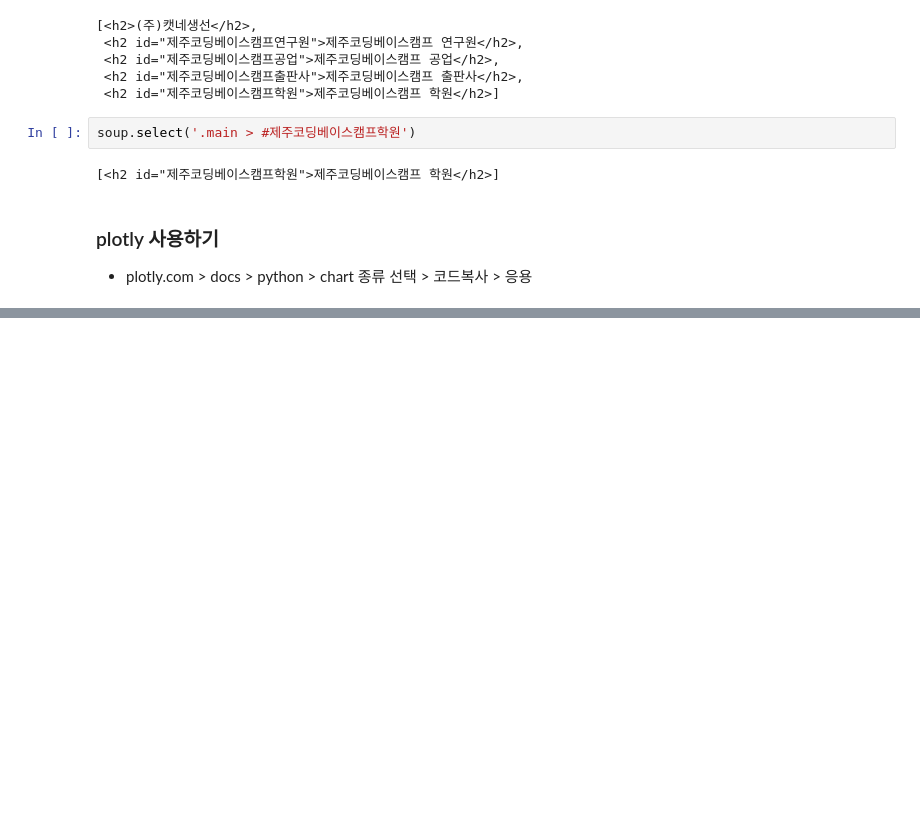
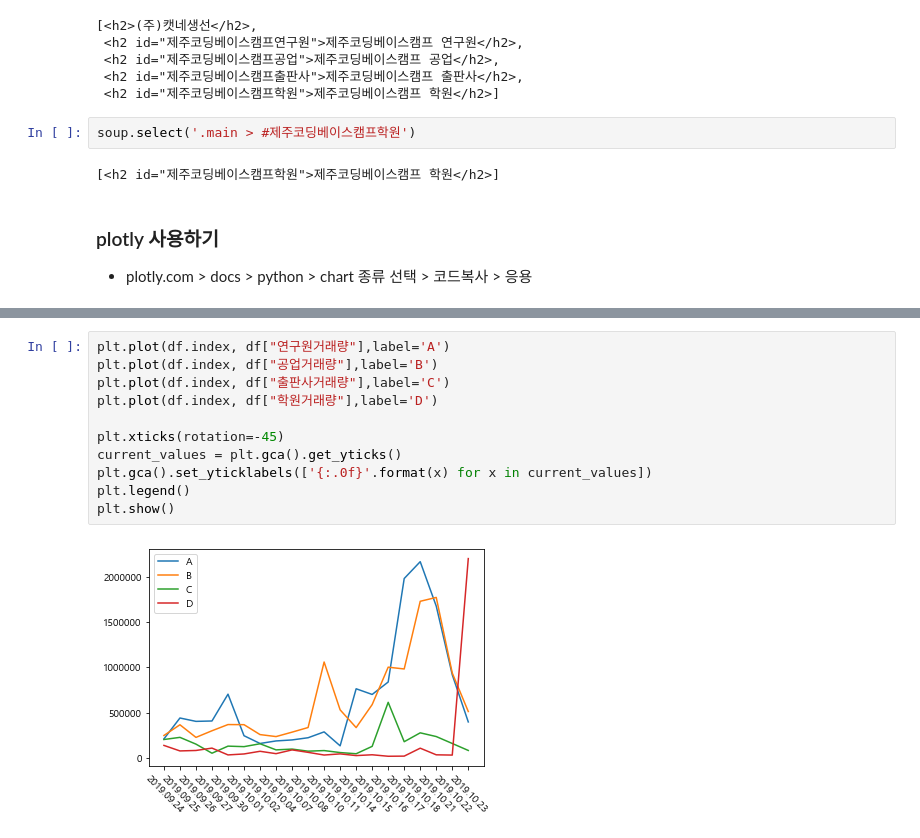
Before and after one commit to dkdlel6887/codingtest_preparing, a Jupyter notebook: xlsxwriter_study/webcrawling.ipynb, the cells around one changed output, grey strips where cells are left out. Saved outputs shown, nothing was run; the diff lists cells and outputs as text; blank space fills up the shorter version.

```diff
--- a/xlsxwriter_study/webcrawling.ipynb
+++ b/xlsxwriter_study/webcrawling.ipynb
@@ -322,0 +492,13 @@ soup.select('.main > #제주코딩베이스캠프학원')
+# %%
+plt.plot(df.index, df["연구원거래량"],label='A')
+plt.plot(df.index, df["공업거래량"],label='B')
+plt.plot(df.index, df["출판사거래량"],label='C')
+plt.plot(df.index, df["학원거래량"],label='D')
+
+plt.xticks(rotation=-45)
+current_values = plt.gca().get_yticks()
+plt.gca().set_yticklabels(['{:.0f}'.format(x) for x in current_values])
+plt.legend()
+plt.show()
+# %% [output]
+[figure, added]
```
Also changed, not shown: parts of 11 cells of this notebook.
